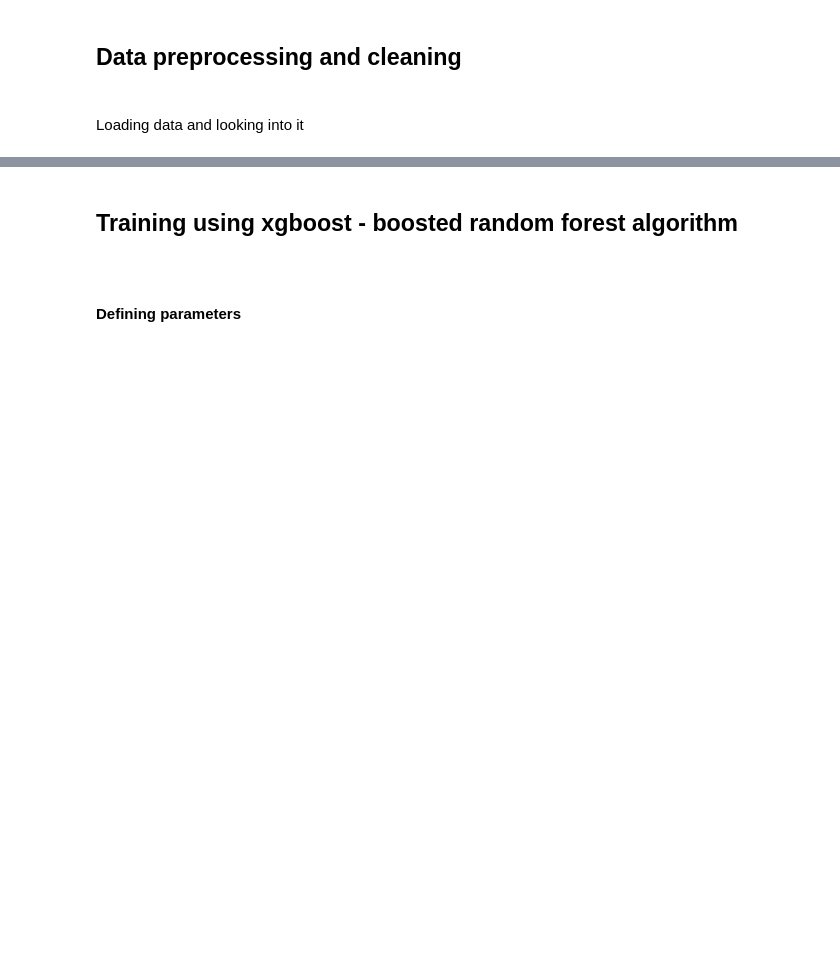
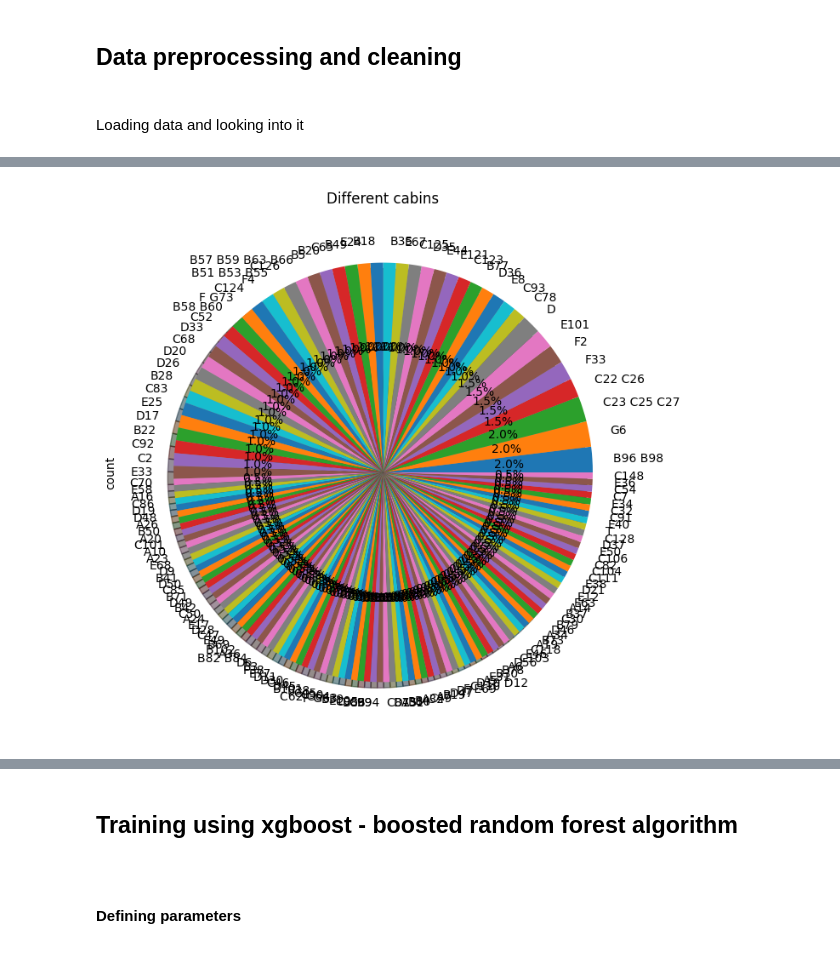
Before and after one commit to Athamko/titanic_survivors, a Jupyter notebook: titanic_survivors.ipynb, the cells around one changed output, grey strips where cells are left out. Cells and saved outputs as stored; diff of their text form; code cells hidden in the pictures; blank space fills up the shorter version.

```diff
--- a/titanic_survivors.ipynb
+++ b/titanic_survivors.ipynb
@@ -76,0 +75,7 @@ Test data:
+# %%
+fig, ax = plt.subplots(figsize=(8, 8))
+train_data["Cabin"].value_counts().plot.pie(autopct='%1.1f%%', ax=ax, shadow=True)
+plt.title("Different cabins")
+plt.show()
+# %% [output]
+[figure, added]
```
Also changed, not shown: parts of 10 cells of this notebook, 1 other file.
